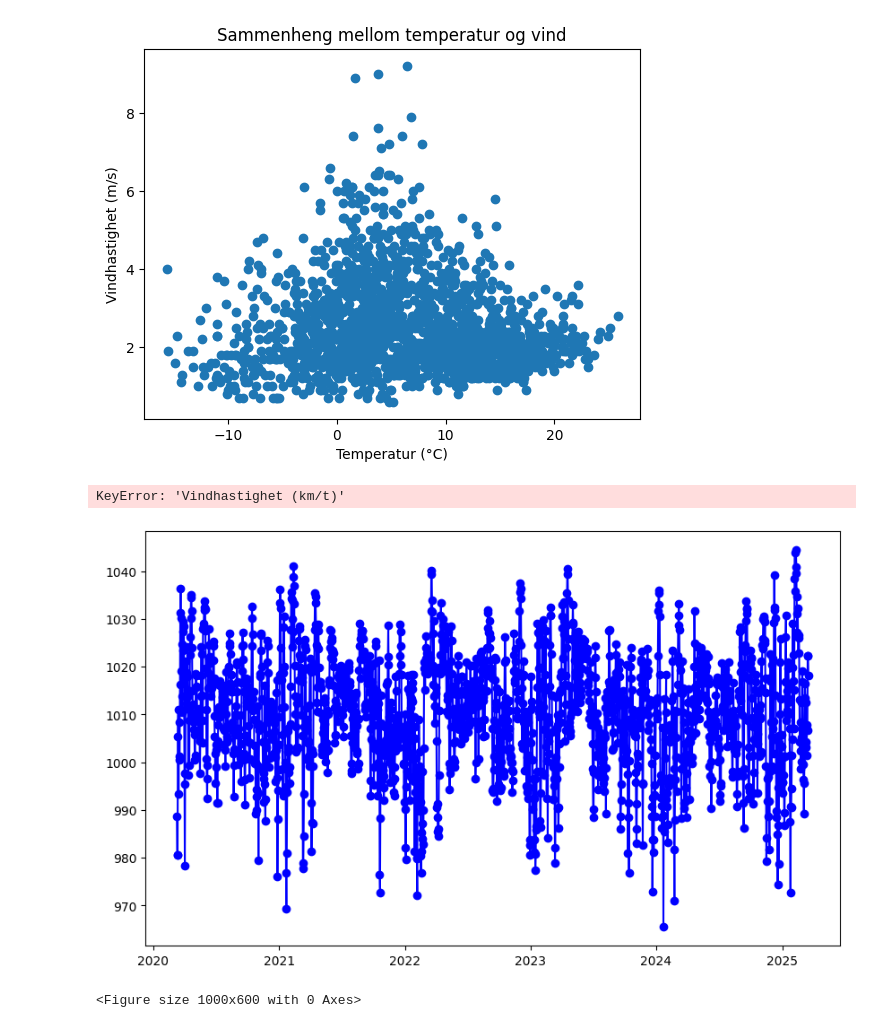
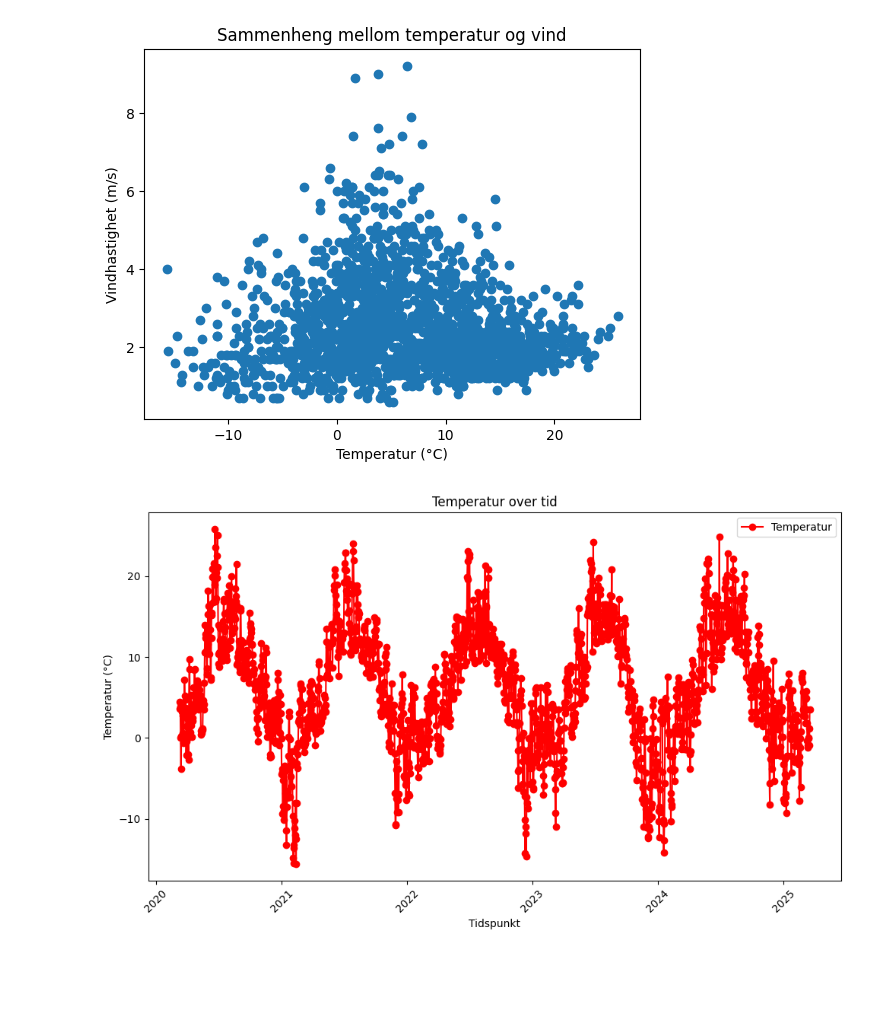
Before and after one commit to friha03/Milj-dataanalyseapplikasjon, a Jupyter notebook: API_Frost/hentedata.ipynb, the cells around one changed output. Cells and saved outputs as stored; diff of their text form; code cells hidden in the pictures; blank space fills up the shorter version.

Commit message:
Oppdatert plots

```diff
--- a/API_Frost/hentedata.ipynb
+++ b/API_Frost/hentedata.ipynb
@@ -412,24 +412,20 @@ plt.title("Sammenheng mellom temperatur og vind")
 plt.show()
 # %% [output]
 [figure]
-# %%
-#Lager plots
-#Plot for temperatur
-plt.figure(figsize=(10, 6))
-plt.plot(df['Tidspunkt'], df['mean(air_pressure_at_sea_level P1D)'], color='blue', marker="o", linestyle="-", label="Temperatur")
-
-#Plot for vindhastighet
-plt.figure(figsize=(10, 6))
-plt.plot(df['Tidspunkt'], df['Vindhastighet (km/t)'], color='red', marker="o", linestyle="-", label="Temperatur")
-
-#Plot for trykk
-plt.figure(figsize=(10, 6))
-plt.plot(df['Tidspunkt'], df['Trykk'], color='green', marker="o", linestyle="-", label="Temperatur")
-
-#Plot for nedbør
-plt.figure(figsize=(10, 6))
-plt.plot(df['Tidspunkt'], df['Nedbør (mm)'], color='orange', marker="o", linestyle="-", label="Temperatur")
-# %% [output]
-KeyError: 'Vindhastighet (km/t)'
-[figure, removed]
-<Figure size 1000x600 with 0 Axes>
+# %%
+import matplotlib.pyplot as plt
+
+#temperaturplot
+plt.figure(figsize = (10,6))
+plt.plot(df['Tidspunkt'], df['mean(air_temperature P1D)'], color= 'red',marker = "o", linestyle = "-", label = "Temperatur")
+plt.title("Temperatur over tid")
+plt.xlabel("Tidspunkt")
+plt.ylabel("Temperatur (°C)")
+plt.xticks(rotation=45)
+plt.legend()
+plt.tight_layout()
+plt.show()
+
+#SKRIV SAMME FOR VINDHASTIGHET, TRYKK OG NEDBØR
+# %% [output]
+[figure, added]
```
Also changed, not shown: 1 other file.
